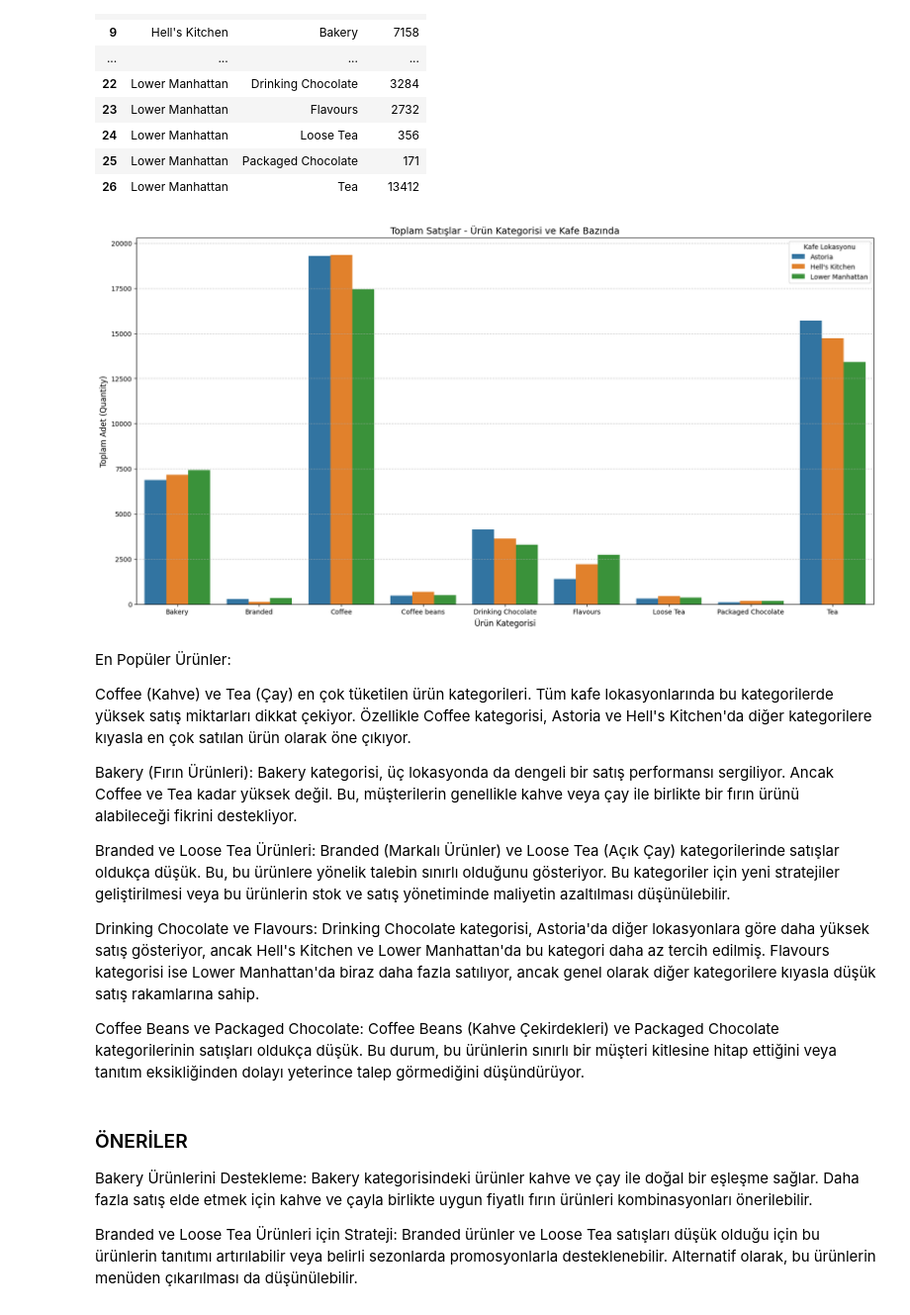
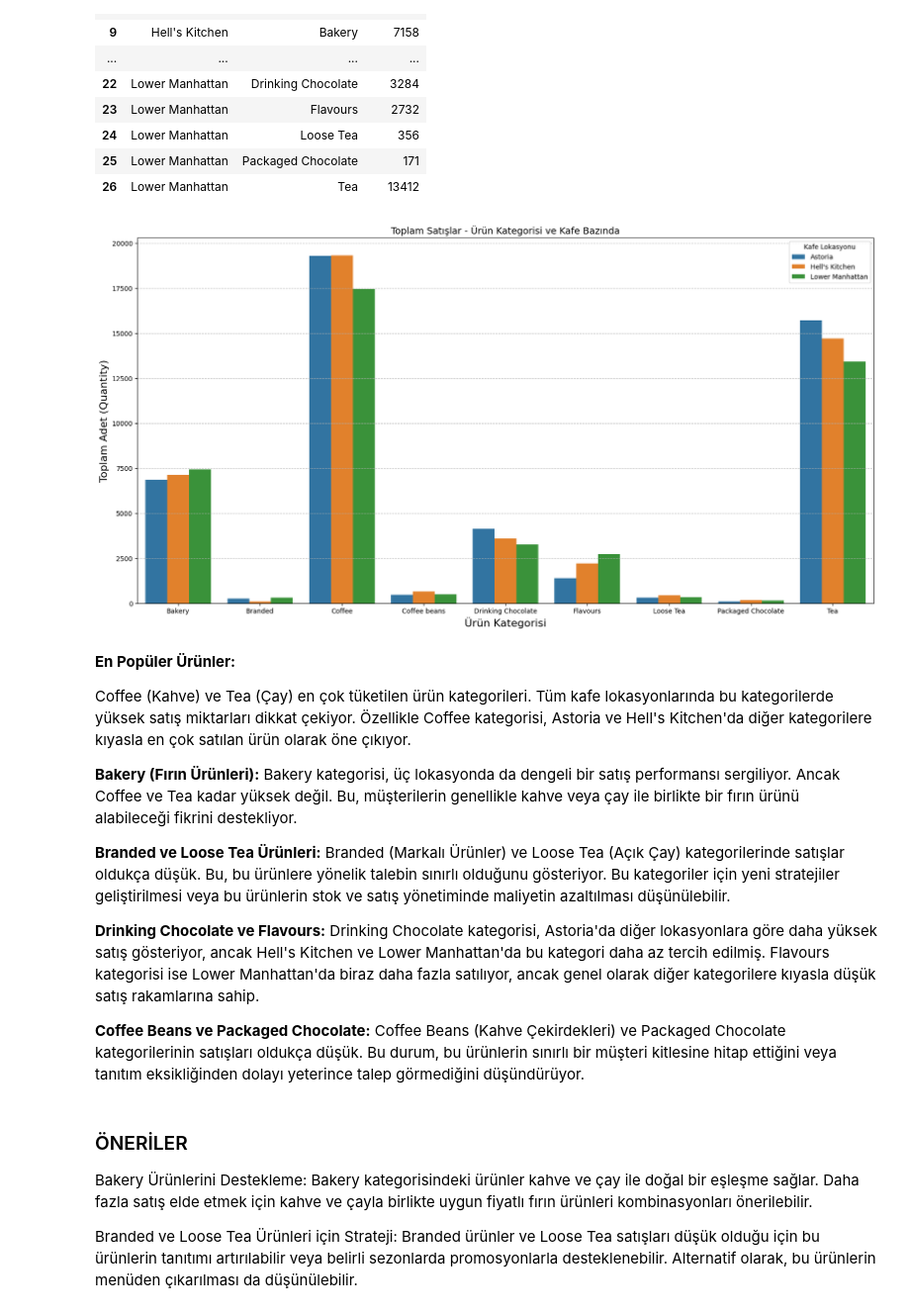
Before and after one commit to ardahanaytan/Veri-Analizi-Bootcamp, a Jupyter notebook: Veri_Analizi_Bootcamp.ipynb, the cells around one changed output. Shown: that part at 99% size. Drawn from its saved outputs; the diff is of its cells as text; code cells hidden in the pictures.

```diff
--- a/Veri_Analizi_Bootcamp.ipynb
+++ b/Veri_Analizi_Bootcamp.ipynb
@@ -364,36 +389,36 @@ total_counts
 # %%
 plt.figure(figsize=(20, 10))
 sns.barplot(data=total_counts, x='product_category', y='quantity', hue='store_location')
 
 plt.title("Toplam Satışlar - Ürün Kategorisi ve Kafe Bazında", fontsize=14)
-plt.xlabel("Ürün Kategorisi", fontsize=12)
-plt.ylabel("Toplam Adet (Quantity)", fontsize=12)
+plt.xlabel("Ürün Kategorisi", fontsize=16)
+plt.ylabel("Toplam Adet (Quantity)", fontsize=16)
 plt.xticks(rotation=0)
 plt.legend(title="Kafe Lokasyonu")
 plt.grid(axis='y', linestyle='--', alpha=0.7)
 
 plt.show()
 # %% [output]
-[figure, old version]
+[figure, new version]
 # %% [markdown]
-En Popüler Ürünler:
+**En Popüler Ürünler:**
 
 Coffee (Kahve) ve Tea (Çay) en çok tüketilen ürün kategorileri. Tüm kafe lokasyonlarında bu kategorilerde yüksek satış miktarları dikkat çekiyor.
 Özellikle Coffee kategorisi, Astoria ve Hell's Kitchen'da diğer kategorilere kıyasla en çok satılan ürün olarak öne çıkıyor.
 
-Bakery (Fırın Ürünleri):
+**Bakery (Fırın Ürünleri):**
 Bakery kategorisi, üç lokasyonda da dengeli bir satış performansı sergiliyor. Ancak Coffee ve Tea kadar yüksek değil.
 Bu, müşterilerin genellikle kahve veya çay ile birlikte bir fırın ürünü alabileceği fikrini destekliyor.
 
-Branded ve Loose Tea Ürünleri:
+**Branded ve Loose Tea Ürünleri:**
 Branded (Markalı Ürünler) ve Loose Tea (Açık Çay) kategorilerinde satışlar oldukça düşük. Bu, bu ürünlere yönelik talebin sınırlı olduğunu gösteriyor.
 Bu kategoriler için yeni stratejiler geliştirilmesi veya bu ürünlerin stok ve satış yönetiminde maliyetin azaltılması düşünülebilir.
 
-Drinking Chocolate ve Flavours:
+**Drinking Chocolate ve Flavours:**
 Drinking Chocolate kategorisi, Astoria'da diğer lokasyonlara göre daha yüksek satış gösteriyor, ancak Hell's Kitchen ve Lower Manhattan'da bu kategori daha az tercih edilmiş.
 Flavours kategorisi ise Lower Manhattan'da biraz daha fazla satılıyor, ancak genel olarak diğer kategorilere kıyasla düşük satış rakamlarına sahip.
 
-Coffee Beans ve Packaged Chocolate:
+**Coffee Beans ve Packaged Chocolate:**
 Coffee Beans (Kahve Çekirdekleri) ve Packaged Chocolate kategorilerinin satışları oldukça düşük. Bu durum, bu ürünlerin sınırlı bir müşteri kitlesine hitap ettiğini veya tanıtım eksikliğinden dolayı yeterince talep görmediğini düşündürüyor.
 # %% [markdown]
 ### ÖNERİLER
```
Also changed, not shown: parts of 5 cells of this notebook.
